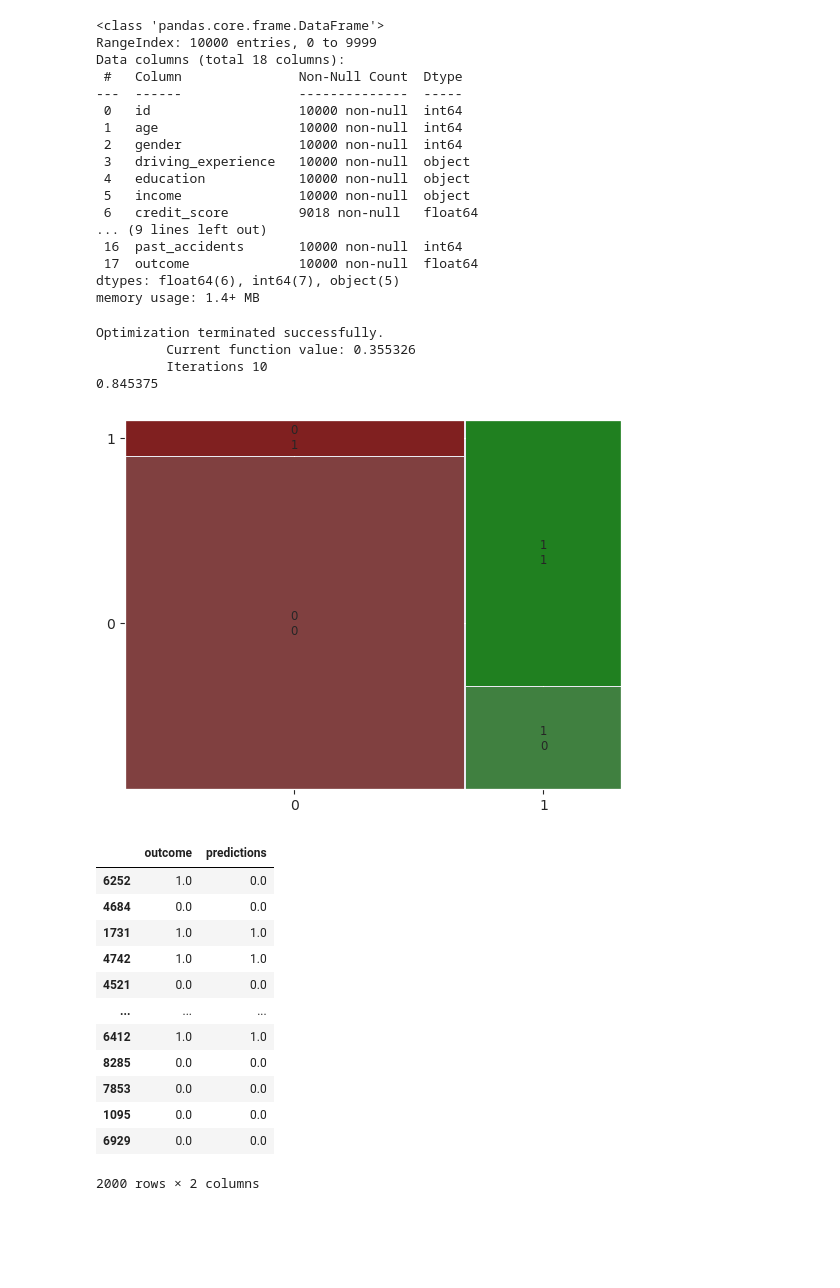
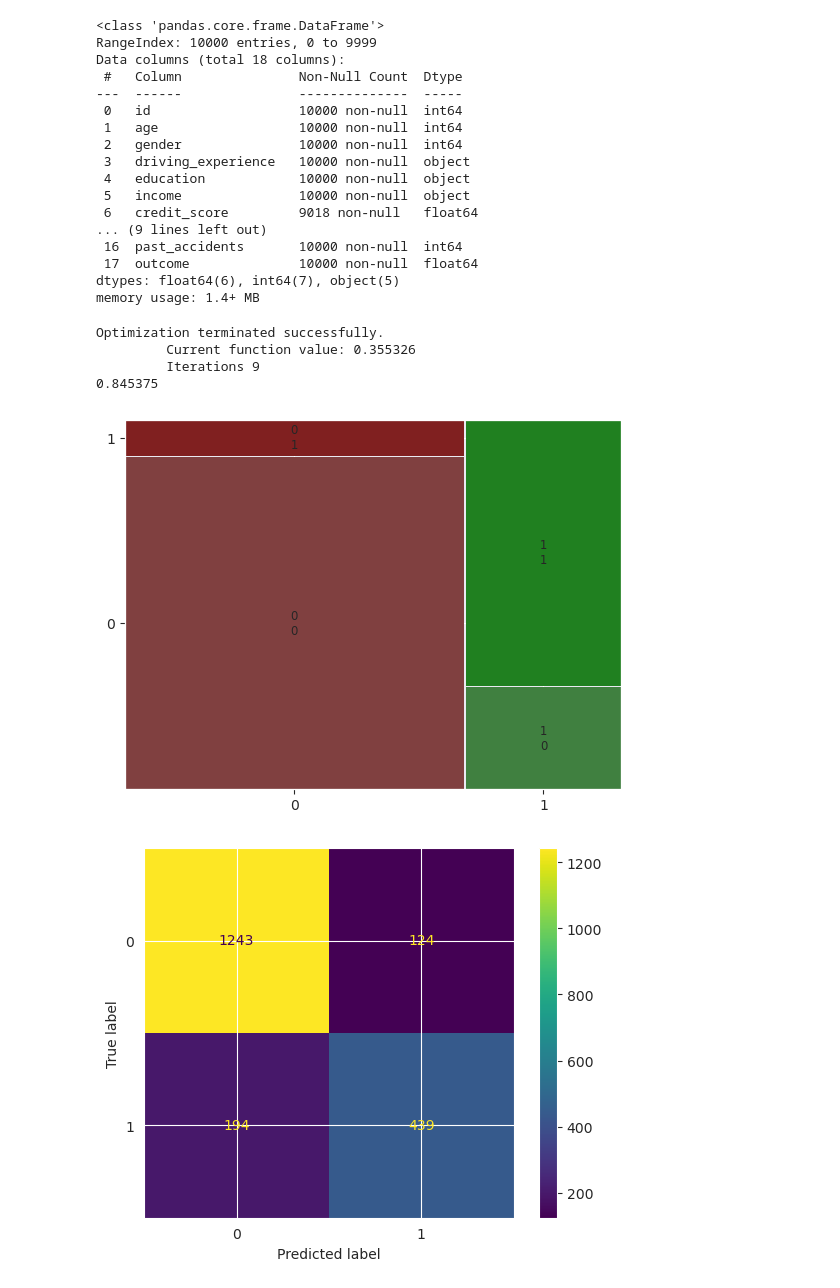
Before and after one commit to carlosjesuscaro/data_analysis_car_insurance, a Jupyter notebook: main.ipynb, the cells around one changed output. Saved outputs shown, nothing was run; the diff lists cells and outputs as text; code cells hidden in the pictures; blank space fills up the shorter version.

Commit message:
confusion matrix completed

```diff
--- a/main.ipynb
+++ b/main.ipynb
@@ -282,26 +284,18 @@ conf_matrix = model.pred_table()
 mosaic(conf_matrix)
 accuracy = (conf_matrix[0,0] + conf_matrix[1,1]) / (conf_matrix[0,1] + conf_matrix[1,0] + conf_matrix[1,1] + conf_matrix[0,0])
 print(accuracy)
+model.summary()
 # %% [output]
 Optimization terminated successfully.
          Current function value: 0.355326
-         Iterations 10
+         Iterations 9
 0.845375
 [figure]
-# %%
-new_y_test = pd.DataFrame(y_test)
-new_y_test.assign(predictions = np.round(model.predict(X_test)))
-# %% [output]
-|  | outcome | predictions |
-| 6252 | 1.0 | 0.0 |
-| 4684 | 0.0 | 0.0 |
-| 1731 | 1.0 | 1.0 |
-| 4742 | 1.0 | 1.0 |
-| 4521 | 0.0 | 0.0 |
-| ... | ... | ... |
-| 6412 | 1.0 | 1.0 |
-| 8285 | 0.0 | 0.0 |
-| 7853 | 0.0 | 0.0 |
-| 1095 | 0.0 | 0.0 |
-| 6929 | 0.0 | 0.0 |
-2000 rows × 2 columns
+# %%
+predictions = np.round(model.predict(X_test))
+conf_matrix = metrics.confusion_matrix(y_test, predictions)
+cm_display = metrics.ConfusionMatrixDisplay(confusion_matrix = conf_matrix, display_labels = [0, 1])
+cm_display.plot()
+plt.show()
+# %% [output]
+[figure, added]
```
Also changed, not shown: parts of 2 cells of this notebook.
